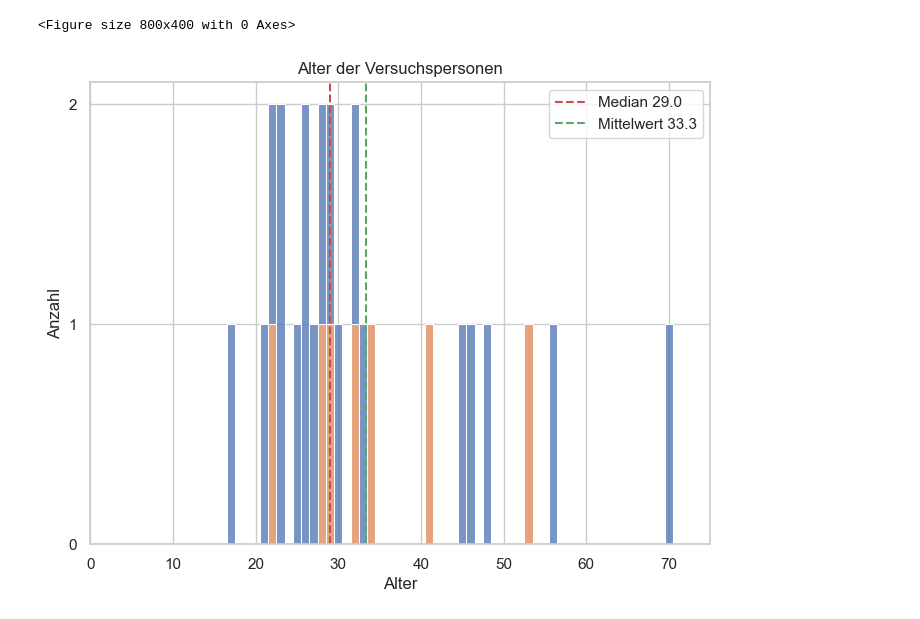
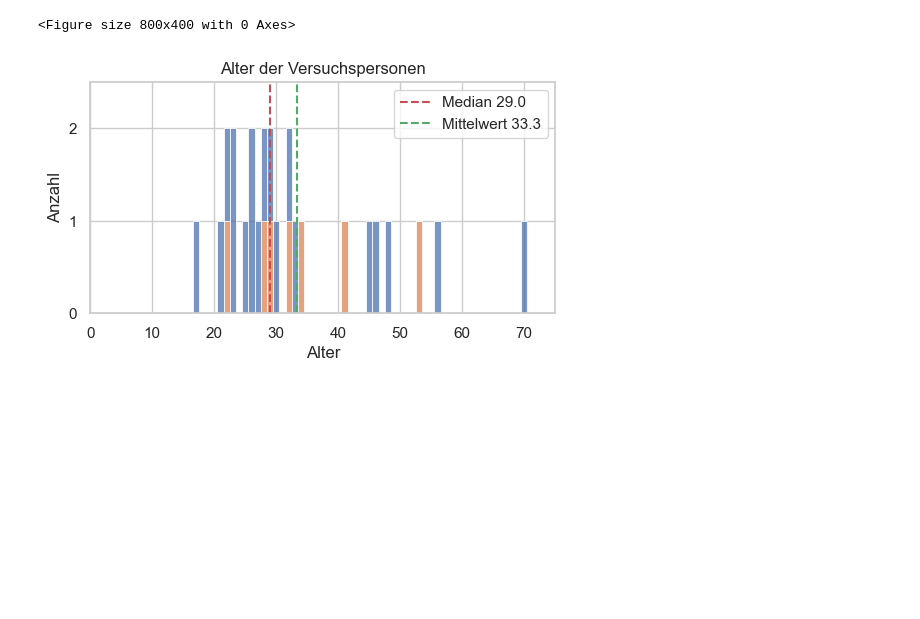
Before and after one commit to bkoern/Masterarbeit, a Jupyter notebook: Skripte/Versuchspersonen.ipynb, the cells around one changed output. Saved outputs shown, nothing was run; the diff lists cells and outputs as text; code cells hidden in the pictures; blank space fills up the shorter version.

```diff
--- a/Skripte/Versuchspersonen.ipynb
+++ b/Skripte/Versuchspersonen.ipynb
@@ -14,32 +14,33 @@ df['Geschlecht'] = df['Geschlecht'].replace({1: 'Frau', 2: 'Mann'})
 #print(df)
 
 plt.figure(figsize=(8, 4))
 sns.set(style="whitegrid")
 
 # DataFrame nach Geschlecht aufteilen
 male_data = df[df['Geschlecht'] == 'Mann']
 female_data = df[df['Geschlecht'] == 'Frau']
 
-plt.figure(figsize=(8, 6))
+plt.figure(figsize=(6, 3))
 sns.histplot(data=df, x='Alter', hue='Geschlecht', multiple='stack', discrete=True)
 
 ax = plt.gca()
 ax.yaxis.set_major_locator(plt.MaxNLocator(integer=True))
 plt.xlim(0, max(df['Alter']) + 5)
+plt.ylim(0, 2.5)
 
 median = np.median(df['Alter'])
 mean = np.mean(df['Alter'])
 meanstr = f'{mean:.1f}'
 
 plt.axvline(median, color='r', linestyle='--', label='Median ' + str(median))
 plt.axvline(mean, color='g', linestyle='--', label=  'Mittelwert ' + meanstr)
 
 plt.title('Alter der Versuchspersonen')
 plt.xlabel('Alter')
 plt.ylabel('Anzahl')
 plt.legend()
 plt.savefig('../Visualisierungen/versuchspersonen/alter.png', dpi=300)
 plt.show()
 # %% [output]
 <Figure size 800x400 with 0 Axes>
-[figure, old version]
+[figure, new version]
```
Also changed, not shown: 7 other files.
